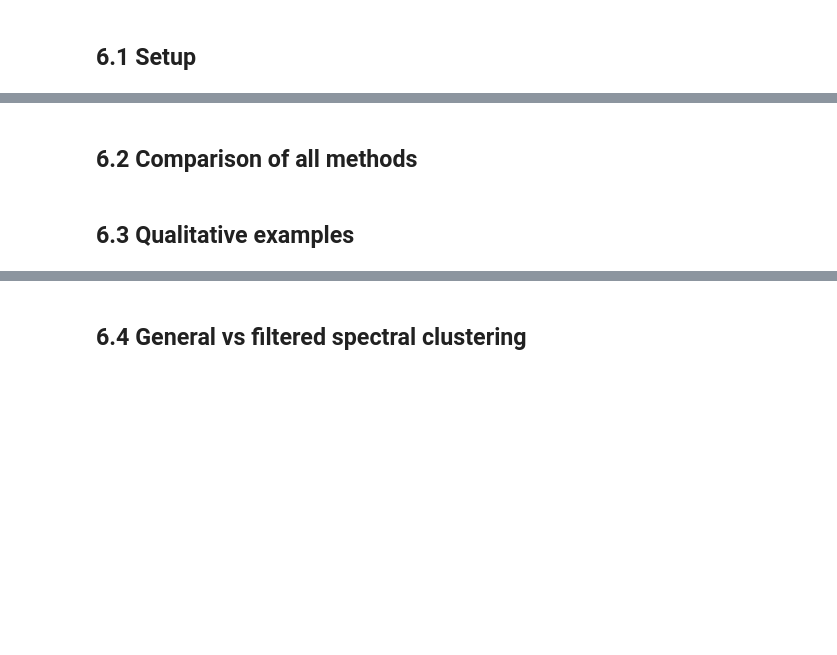
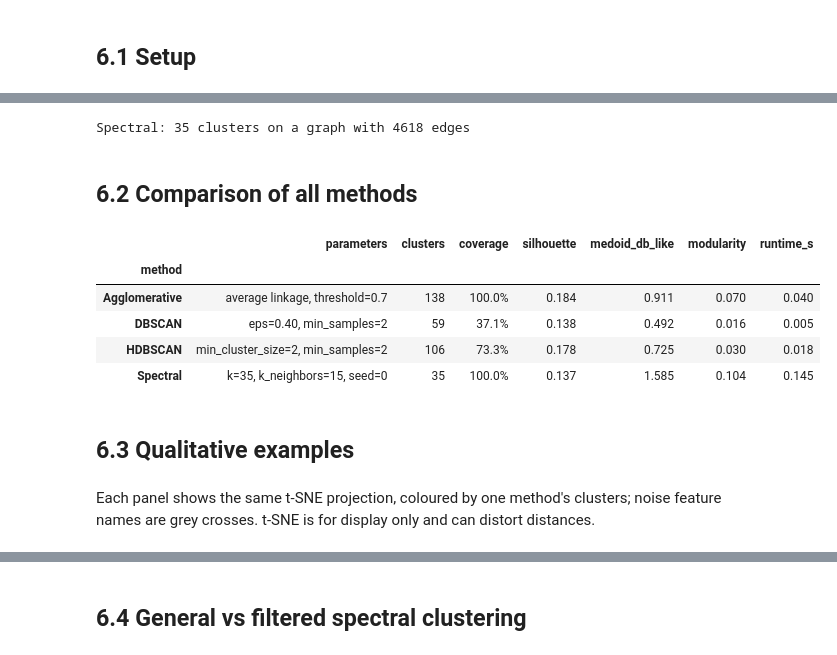
Before and after one commit to dumitritamacarenco/CTFDS-Project, a Jupyter notebook: final_report.ipynb, the cells around one changed output, grey strips where cells are left out. Saved outputs shown, nothing was run; the diff lists cells and outputs as text; code cells hidden in the pictures; blank space fills up the shorter version.

Commit message:
Reapply PR #10 without DBSCAN terminology changes

```diff
--- a/final_report.ipynb
+++ b/final_report.ipynb
@@ -784,4 +2537,51 @@ Saved (445, 445) similarity matrix to data/similarity.npz
+# %%
+# Same pipeline as 5_spectral.ipynb: 15-nearest-neighbour graph, normalized Laplacian, k = 35 (chosen there in section 5.2)
+K_NEIGHBORS = 15
+K_CLUSTERS = 35
+
+start = time.perf_counter()
+W = G.copy()
+thresholds = np.sort(W, axis=1)[:, -K_NEIGHBORS][:, None]
+W = np.where((W >= thresholds) | (W >= thresholds.T), W, 0)
+inverse_sqrt_degree = 1 / np.sqrt(np.maximum(W.sum(axis=1), 1e-12))
+laplacian = np.eye(n) - W * np.outer(inverse_sqrt_degree, inverse_sqrt_degree)
+_, eigenvectors = np.linalg.eigh(laplacian)
+U = eigenvectors[:, :K_CLUSTERS]
+U = U / np.maximum(np.linalg.norm(U, axis=1, keepdims=True), 1e-12)
+spectral_labels = KMeans(n_clusters=K_CLUSTERS, n_init=10, random_state=0).fit_predict(U)
+clusterings["Spectral"] = {"metrics": score_labels(spectral_labels), "seconds": time.perf_counter() - start,
+                           "params": f"k={K_CLUSTERS}, k_neighbors={K_NEIGHBORS}, seed=0"}
+print(f"Spectral: {K_CLUSTERS} clusters on a graph with {int(np.count_nonzero(np.triu(W)))} edges")
+# %% [output]
+Spectral: 35 clusters on a graph with 4618 edges
 # %% [markdown]
 ## 6.2 Comparison of all methods
+# %%
+rows = []
+for name, result in clusterings.items():
+    metrics = result["metrics"]
+    rows.append({
+        "method": name,
+        "parameters": result["params"],
+        "clusters": metrics["clusters"],
+        "coverage": f"{metrics['coverage']:.1%}",
+        "silhouette": round(metrics["silhouette_all"], 3),
+        "medoid_db_like": round(medoid_db_like(metrics["full_labels"]), 3),
+        "modularity": round(modularity(metrics["full_labels"]), 3),
+        "runtime_s": round(result["seconds"], 3),
+    })
+
+import pandas as pd
+comparison = pd.DataFrame(rows).set_index("method")
+comparison
+# %% [output]
+|  | parameters | clusters | coverage | silhouette | medoid_db_like | modularity | runtime_s |
+| method |  |  |  |  |  |  |  |
+| Agglomerative | average linkage, threshold=0.7 | 138 | 100.0% | 0.184 | 0.911 | 0.070 | 0.040 |
+| DBSCAN | eps=0.40, min_samples=2 | 59 | 37.1% | 0.138 | 0.492 | 0.016 | 0.005 |
+| HDBSCAN | min_cluster_size=2, min_samples=2 | 106 | 73.3% | 0.178 | 0.725 | 0.030 | 0.018 |
+| Spectral | k=35, k_neighbors=15, seed=0 | 35 | 100.0% | 0.137 | 1.585 | 0.104 | 0.145 |
 # %% [markdown]
 ## 6.3 Qualitative examples
+# %% [markdown]
+Each panel shows the same t-SNE projection, coloured by one method's clusters; noise feature names are grey crosses. t-SNE is for display only and can distort distances.
```
Also changed, not shown: parts of 62 cells of this notebook, 5 other files.
